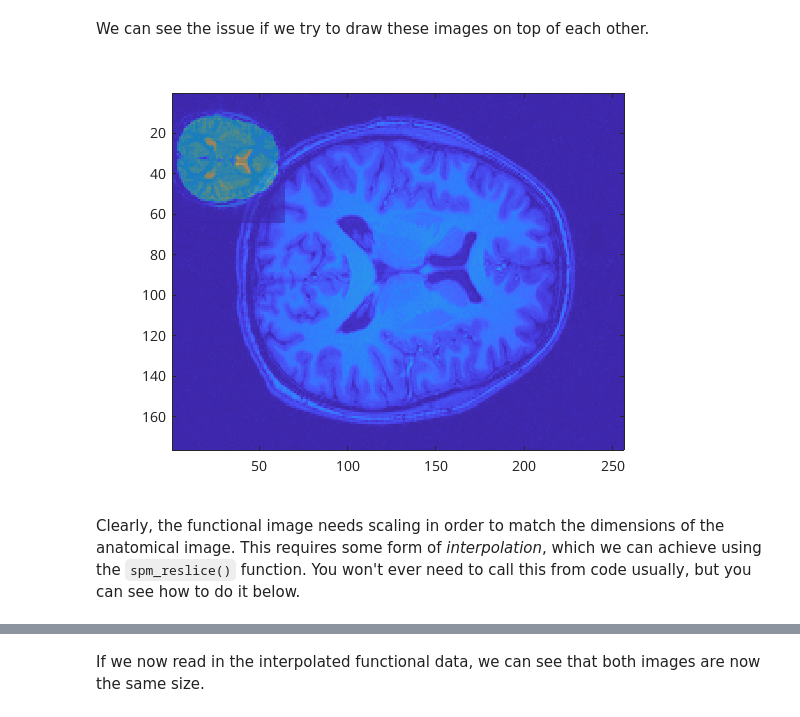
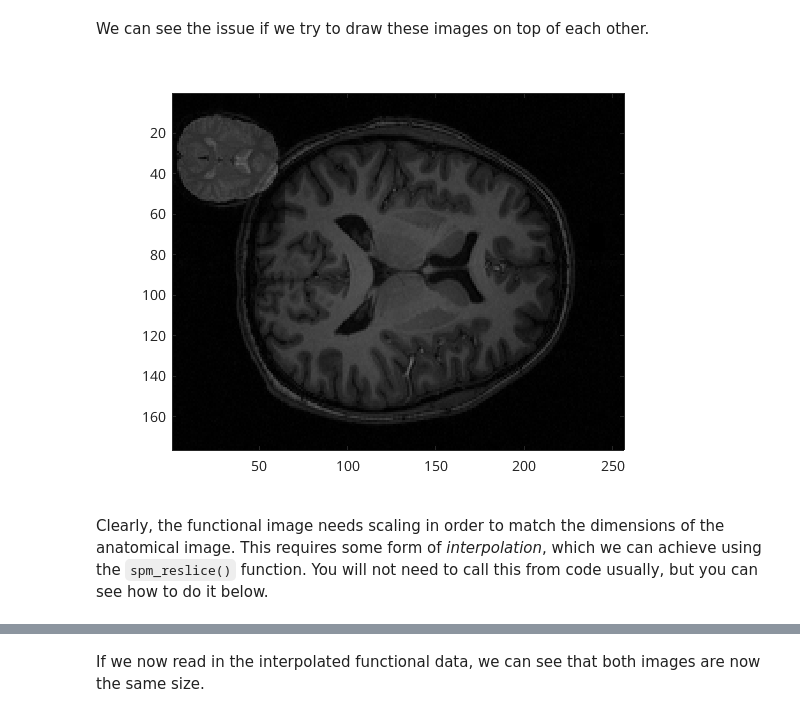
Before and after one commit to martynmcfarquhar/NCCN-FN-ImageRegistration, a Jupyter notebook: 1.reg-problem.ipynb, the cells around one changed output, grey strips where cells are left out. Drawn from its saved outputs; the diff is of its cells as text; code cells hidden in the pictures.

```diff
--- a/1.reg-problem.ipynb
+++ b/1.reg-problem.ipynb
@@ -54,13 +54,14 @@ ans = 1×3 double
 We can see the issue if we try to draw these images on top of each other.
 # %%
 figure;
-imagesc(anat(:,:,128));
+imagesc(anat(:,:,127));
 hold on;
-imagesc(func(:,:,20),'AlphaData',0.6);
+imagesc(func(:,:,20),'AlphaData',0.4);
+colormap gray;
 # %% [output]
-[figure, old version]
+[figure, new version]
 # %% [markdown]
-Clearly, the functional image needs scaling in order to match the dimensions of the anatomical image. This requires some form of *interpolation*, which we can achieve using the `spm_reslice()` function. You won't ever need to call this from code usually, but you can see how to do it below.
+Clearly, the functional image needs scaling in order to match the dimensions of the anatomical image. This requires some form of *interpolation*, which we can achieve using the `spm_reslice()` function. You will not need to call this from code usually, but you can see how to do it below.
 # %%
 files = {'sub-01_T1w.nii','sub-01_task-flanker_run-1_bold.nii,1'};
 flags = spm_get_defaults('realign.write');
```
Also changed, not shown: parts of 4 cells of this notebook, 11 other files.
